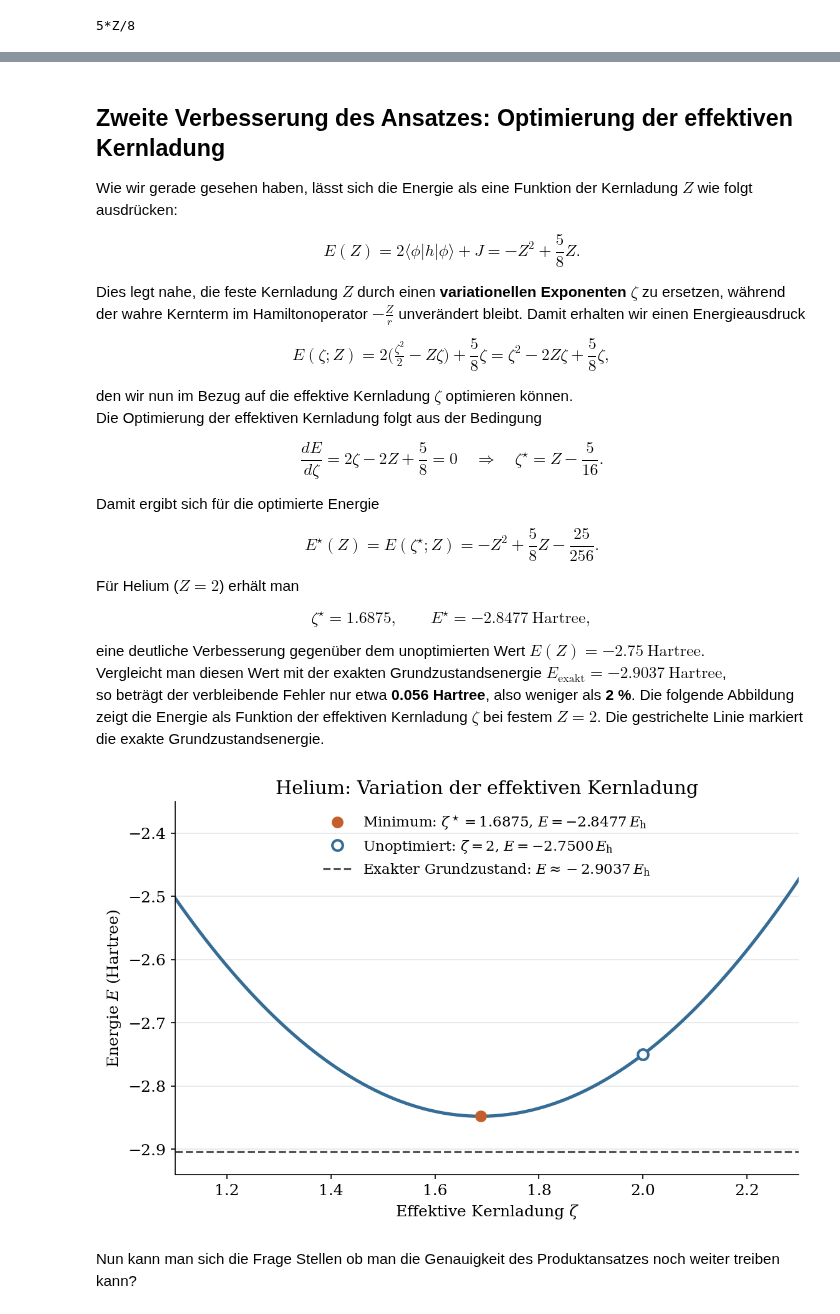
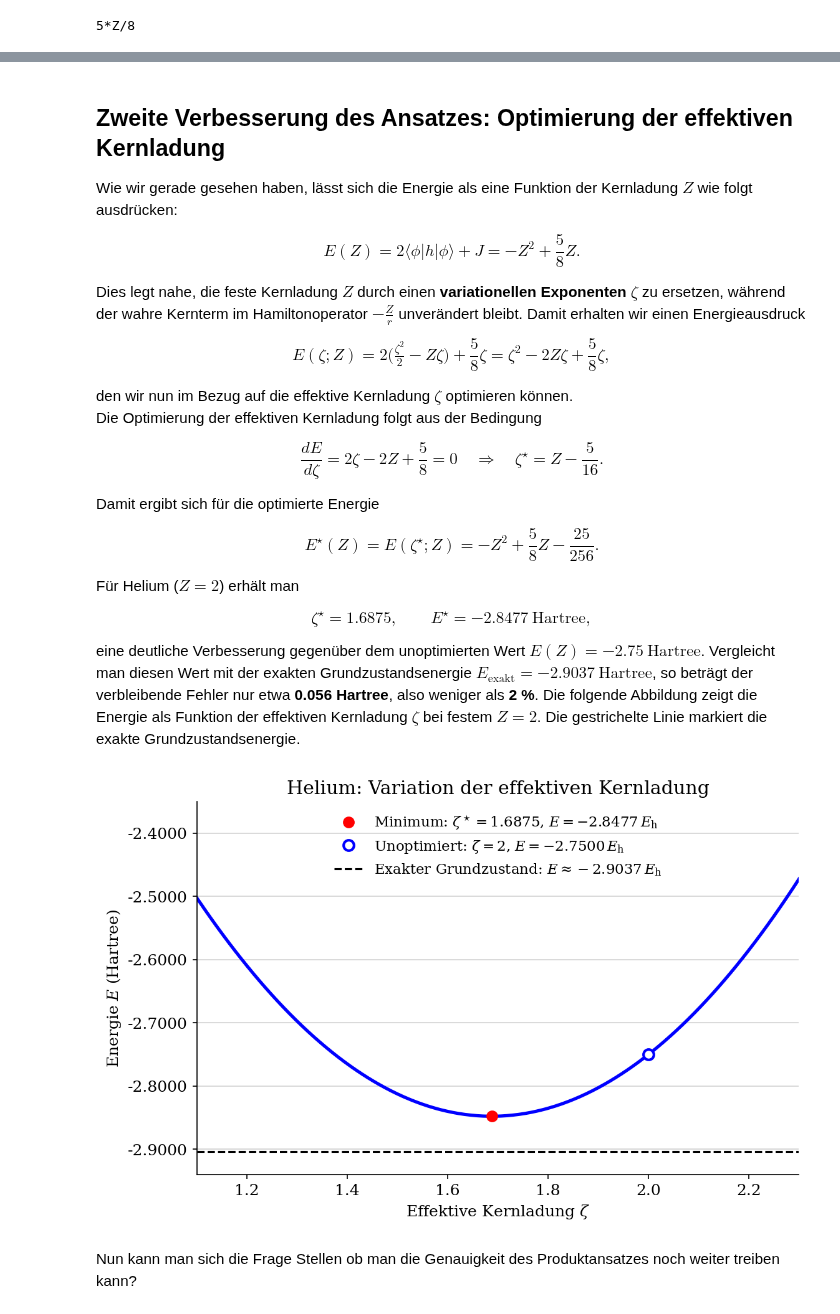
Before and after one commit to rolandmitric/quantum_chemistry_2025, a Jupyter notebook: helium_atom.ipynb, the cells around one changed output, grey strips where cells are left out. Saved outputs shown, nothing was run; the diff lists cells and outputs as text; code cells hidden in the pictures.

```diff
--- a/helium_atom.ipynb
+++ b/helium_atom.ipynb
@@ -675,42 +676,45 @@ $$
 E^{\star} = -2.8477\ \text{Hartree},
 $$
 
-eine deutliche Verbesserung gegenüber dem unoptimierten Wert $E(Z) = -2.75\ \text{Hartree}$.
-Vergleicht man diesen Wert mit der exakten Grundzustandsenergie $E_\text{exakt} = -2.9037\ \text{Hartree}$,
-so beträgt der verbleibende Fehler nur etwa **0.056 Hartree**, also weniger als **2 %**.
+eine deutliche Verbesserung gegenüber dem unoptimierten Wert $E(Z) = -2.75\ \text{Hartree}$. Vergleicht man diesen Wert mit der exakten Grundzustandsenergie $E_\text{exakt} = -2.9037\ \text{Hartree}$, so beträgt der verbleibende Fehler nur etwa **0.056 Hartree**, also weniger als **2 %**.
 Die folgende Abbildung zeigt die Energie als Funktion der effektiven Kernladung $\zeta$ bei festem $Z=2$. Die gestrichelte Linie markiert die exakte Grundzustandsenergie.
 # %%
 import numpy as np
 import matplotlib.pyplot as plt
 
 plt.rcParams.update({"font.family": "DejaVu Serif", "font.size": 12,
                      "mathtext.fontset": "dejavuserif", "figure.dpi": 150})
 Z_He = 2
 
 def E(zeta):
     return zeta**2 - 2*Z_He*zeta + 5*zeta/8
 
 zeta = np.linspace(1.1, 2.3, 300)
 zeta_opt = Z_He - 5/16
 E_exakt = -2.9037
 
 fig, ax = plt.subplots(figsize=(7.5, 4.8), layout="constrained")
-ax.plot(zeta, E(zeta), color="#356D96", lw=2.5)
-ax.plot(zeta_opt, E(zeta_opt), "o", color="#C45E2B", ms=8,
+ax.plot(zeta, E(zeta), color="blue", lw=2.5)
+ax.plot(zeta_opt, E(zeta_opt), "o", color="red", ms=8,
         label=fr"Minimum: $\zeta^\star={zeta_opt:.4f}$, $E={E(zeta_opt):.4f}\,E_\mathrm{{h}}$")
-ax.plot(Z_He, E(Z_He), "o", color="#356D96", mfc="white", ms=8, mew=2,
+ax.plot(Z_He, E(Z_He), "o", color="blue", mfc="white", ms=8, mew=2,
         label=fr"Unoptimiert: $\zeta={Z_He}$, $E={E(Z_He):.4f}\,E_\mathrm{{h}}$")
-ax.axhline(E_exakt, color="#555555", ls="--", lw=1.5,
+ax.axhline(E_exakt, color="black", ls="--", lw=1.5,
            label=fr"Exakter Grundzustand: $E\approx{E_exakt:.4f}\,E_\mathrm{{h}}$")
 ax.set(xlabel=r"Effektive Kernladung $\zeta$", ylabel=r"Energie $E$ (Hartree)",
        title="Helium: Variation der effektiven Kernladung",
        xlim=(zeta[0], zeta[-1]), ylim=(-2.94, -2.35))
 ax.spines[["top", "right"]].set_visible(False)
-ax.grid(axis="y", color="#E4E8EA", lw=0.8)
+ax.grid(axis="y", color="lightgray", lw=0.8)
 ax.set_axisbelow(True)
 ax.legend(loc="upper center", frameon=False, fontsize=11)
+
+from matplotlib.ticker import FormatStrFormatter
+
+ax.yaxis.set_major_formatter(FormatStrFormatter("%.4f"))
+
 plt.show()
 # %% [output]
-[figure, old version]
+[figure, new version]
 # %% [markdown]
 Nun kann man sich die Frage Stellen ob man die Genauigkeit des Produktansatzes noch weiter treiben kann?
```
Also changed, not shown: parts of 8 cells of this notebook, 3 other files.
